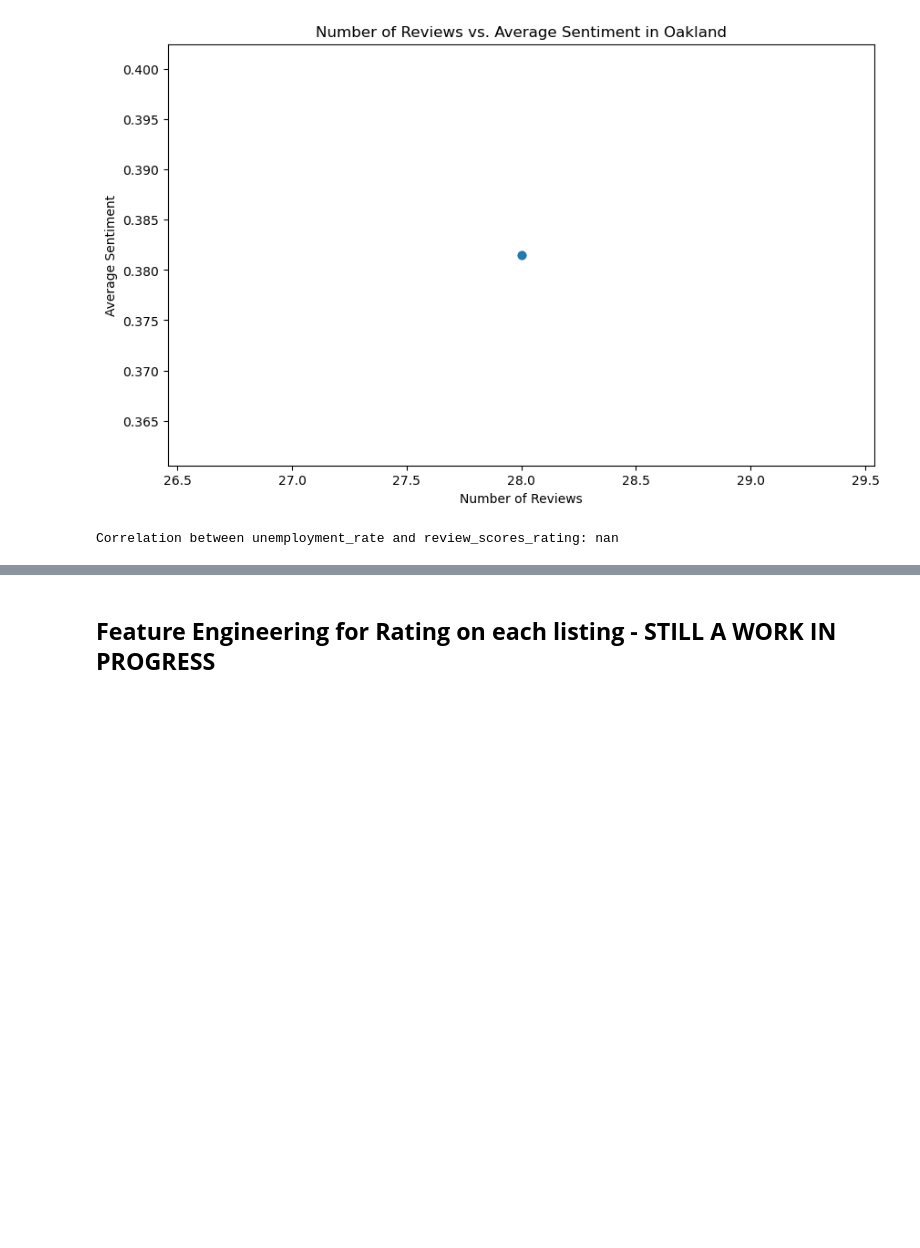
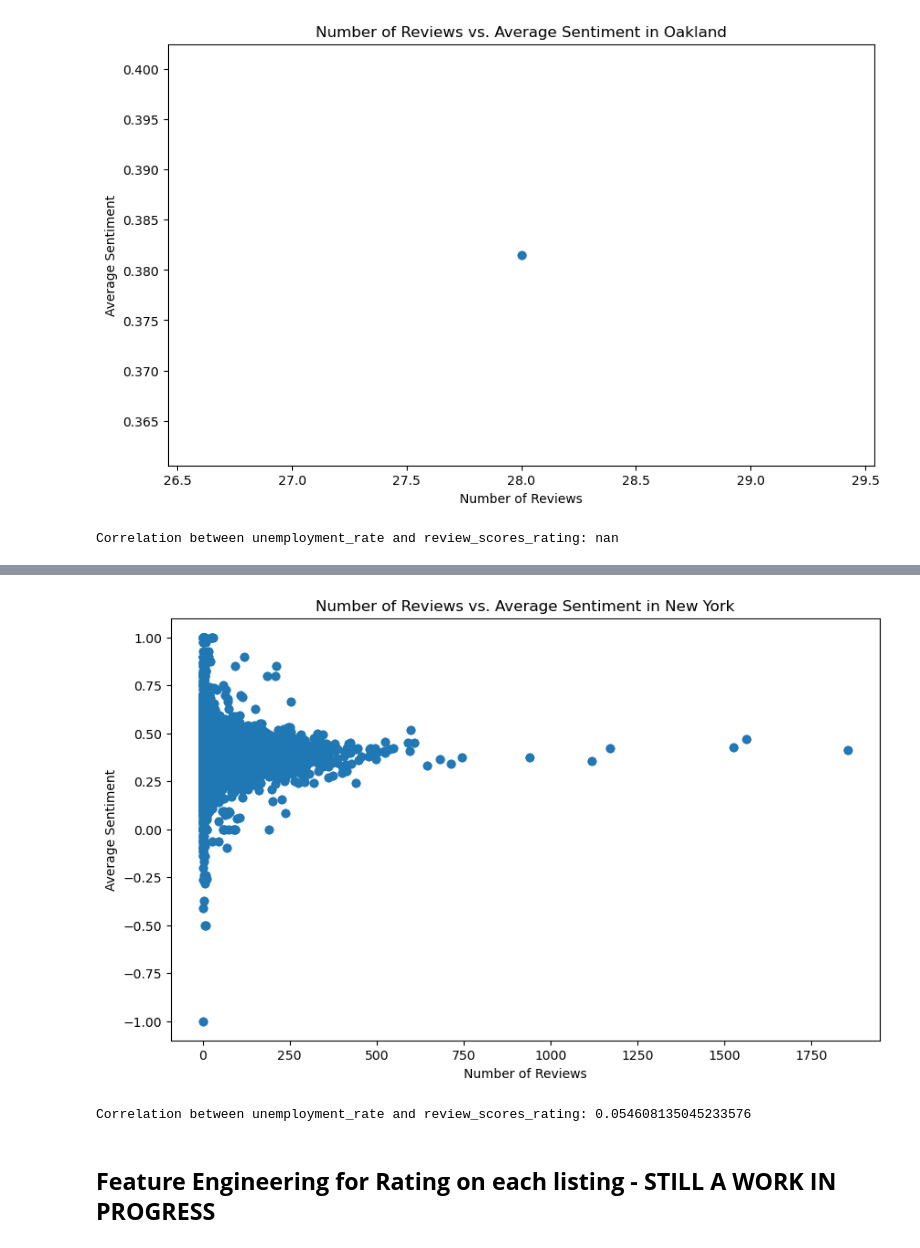
Before and after one commit to kflemming30/6505-Project, a Jupyter notebook: airbnb_data_exploration.ipynb, the cells around one changed output, grey strips where cells are left out. Saved outputs shown, nothing was run; the diff lists cells and outputs as text; code cells hidden in the pictures; blank space fills up the shorter version.

```diff
--- a/airbnb_data_exploration.ipynb
+++ b/airbnb_data_exploration.ipynb
@@ -1416,3 +1441,22 @@ Correlation between unemployment_rate and review_scores_rating: nan
+# %%
+reviews_columns = ['number_of_reviews']
+# Plot a scatter plot for the number of reviews vs. average sentiment in City_A
+plt.figure(figsize=(10, 6))
+plt.scatter(New_York_Data['number_of_reviews'], New_York_Data['avg_sentiment'], alpha=0.5)
+
+plt.title('Number of Reviews vs. Average Sentiment in New York')
+plt.xlabel('Number of Reviews')
+plt.ylabel('Average Sentiment')
+plt.show()
+# %% [output]
+[figure, added]
+# %%
+# Assuming you have 'unemployment_rate' and 'review_scores_rating' columns in your DataFrame
+correlation_new = New_York_Data['unemployment_rate'].corr(New_York_Data['review_scores_rating'])
+
+print(f'Correlation between unemployment_rate and review_scores_rating: {correlation_new}')
+# %% [output]
+Correlation between unemployment_rate and review_scores_rating: 0.054608135045233576
 # %% [markdown]
 ## **Feature Engineering for Rating on each listing - STILL A WORK IN PROGRESS**
 # %% [markdown]
```
Also changed, not shown: parts of 2 cells of this notebook.
